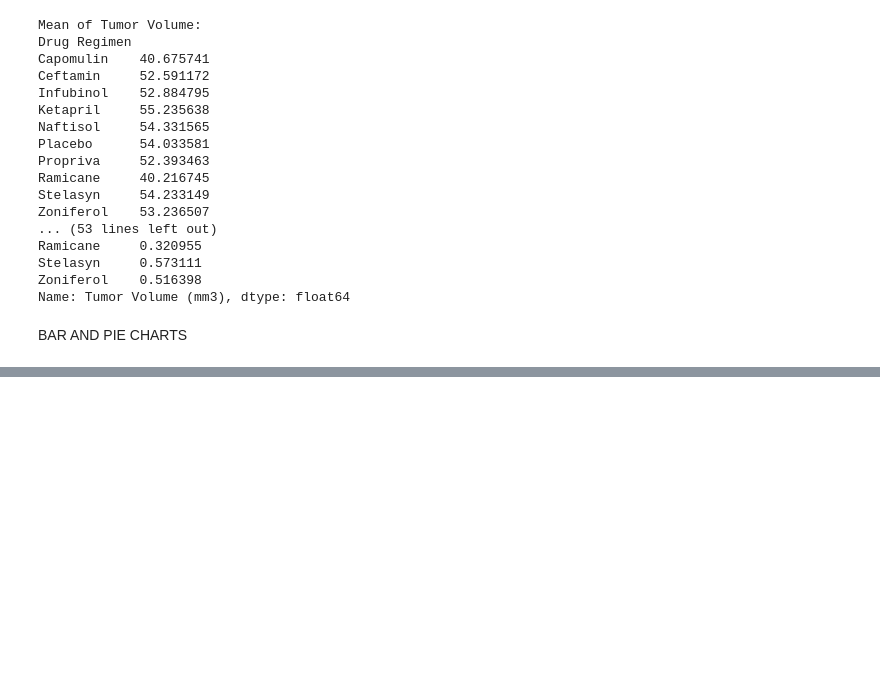
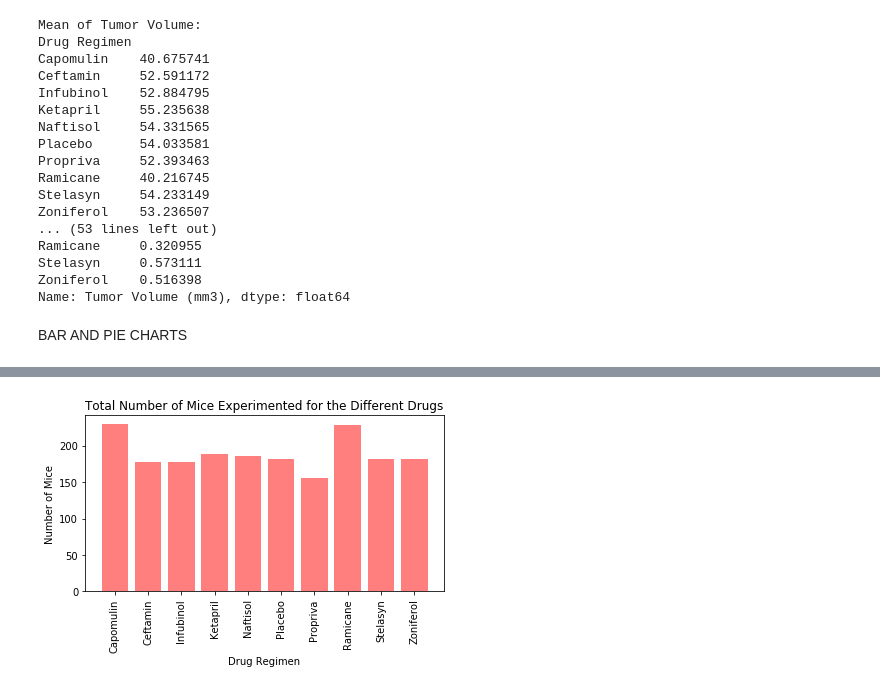
Before and after one commit to annabelcheong/matplotlib, a Jupyter notebook: pymaceuticals.ipynb, the cells around one changed output, grey strips where cells are left out. Drawn from its saved outputs; the diff is of its cells as text; code cells hidden in the pictures; blank space fills up the shorter version.

```diff
--- a/pymaceuticals.ipynb
+++ b/pymaceuticals.ipynb
@@ -175 +181,25 @@ plt.tight_layout()
 <Figure size 432x288 with 0 Axes>
+# %%
+#------------PYPLOT BAR CHART--------------#
+#Generate a bar plot showing the total number of mice for each treatment throughout the course of the study using pandas.
+
+#Reset index of dataframe
+regimen_total_mice=regimen_total_mice.reset_index()
+
+#Set x axis and tick locations
+x_axis = np.arange(len(regimen_total_mice))
+tick_locations = [value for value in x_axis]
+# Create the bar chart with number of ticks (bars) defined from x_axis variable
+plt.bar(x_axis, regimen_total_mice["Mouse ID"], color='r', alpha=0.5, align="center")
+#Name the ticks (bars) on the x-axis
+plt.xticks(tick_locations, regimen_total_mice["Drug Regimen"], rotation="vertical")
+
+#-------------------------------------------
+# Set a title for the chart
+plt.title("Total Number of Mice Experimented for the Different Drugs")
+plt.xlabel("Drug Regimen")
+plt.ylabel("Number of Mice")
+#Ensure all text on graph is showing, auto-adjusts location of axes
+plt.tight_layout()
+# %% [output]
+[figure, added]
```
Also changed, not shown: parts of 2 cells of this notebook.
